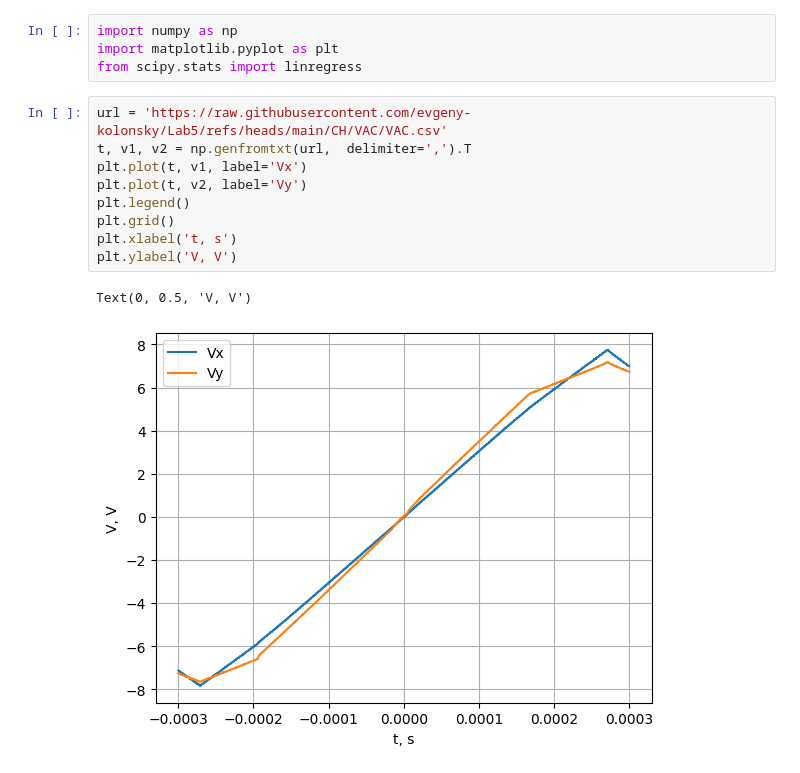
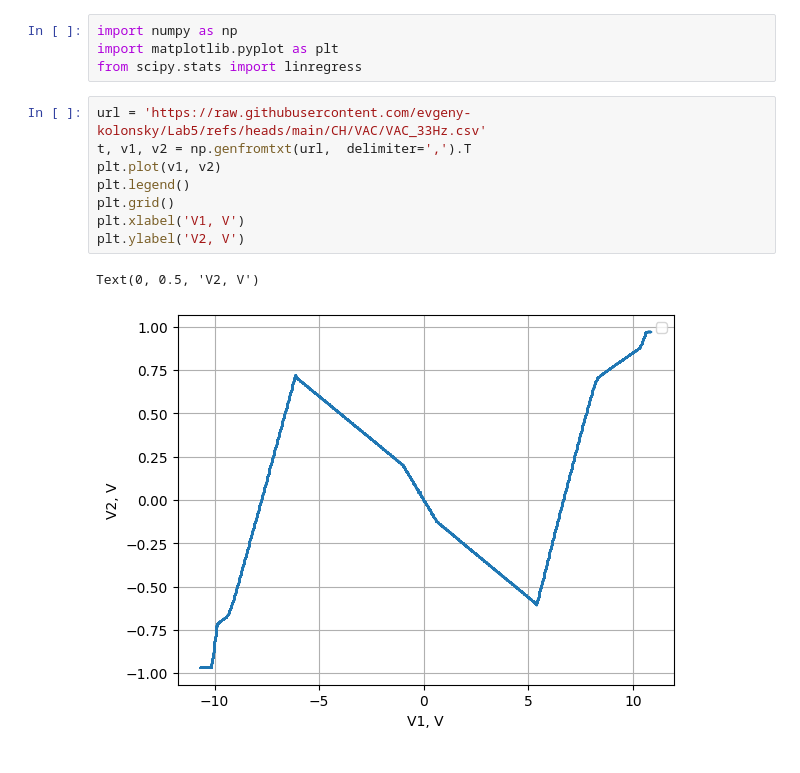
Before and after one commit to evgeny-kolonsky/Lab5, a Jupyter notebook: CH/VAC/VAC.ipynb, the cells around one changed output. Drawn from its saved outputs; the diff is of its cells as text.

```diff
--- a/CH/VAC/VAC.ipynb
+++ b/CH/VAC/VAC.ipynb
@@ -9,16 +9,15 @@ import numpy as np
 import matplotlib.pyplot as plt
 from scipy.stats import linregress
 # %%
-url = 'https://raw.githubusercontent.com/evgeny-kolonsky/Lab5/refs/heads/main/CH/VAC/VAC.csv'
+url = 'https://raw.githubusercontent.com/evgeny-kolonsky/Lab5/refs/heads/main/CH/VAC/VAC_33Hz.csv'
 t, v1, v2 = np.genfromtxt(url,  delimiter=',').T
-plt.plot(t, v1, label='Vx')
-plt.plot(t, v2, label='Vy')
+plt.plot(v1, v2)
 plt.legend()
 plt.grid()
-plt.xlabel('t, s')
-plt.ylabel('V, V')
+plt.xlabel('V1, V')
+plt.ylabel('V2, V')
 # %% [output]
-Text(0, 0.5, 'V, V')
+Text(0, 0.5, 'V2, V')
-[figure, old version]
+[figure, new version]
 # %%
 R = 216 #shunt
```
Also changed, not shown: parts of 3 cells of this notebook.
